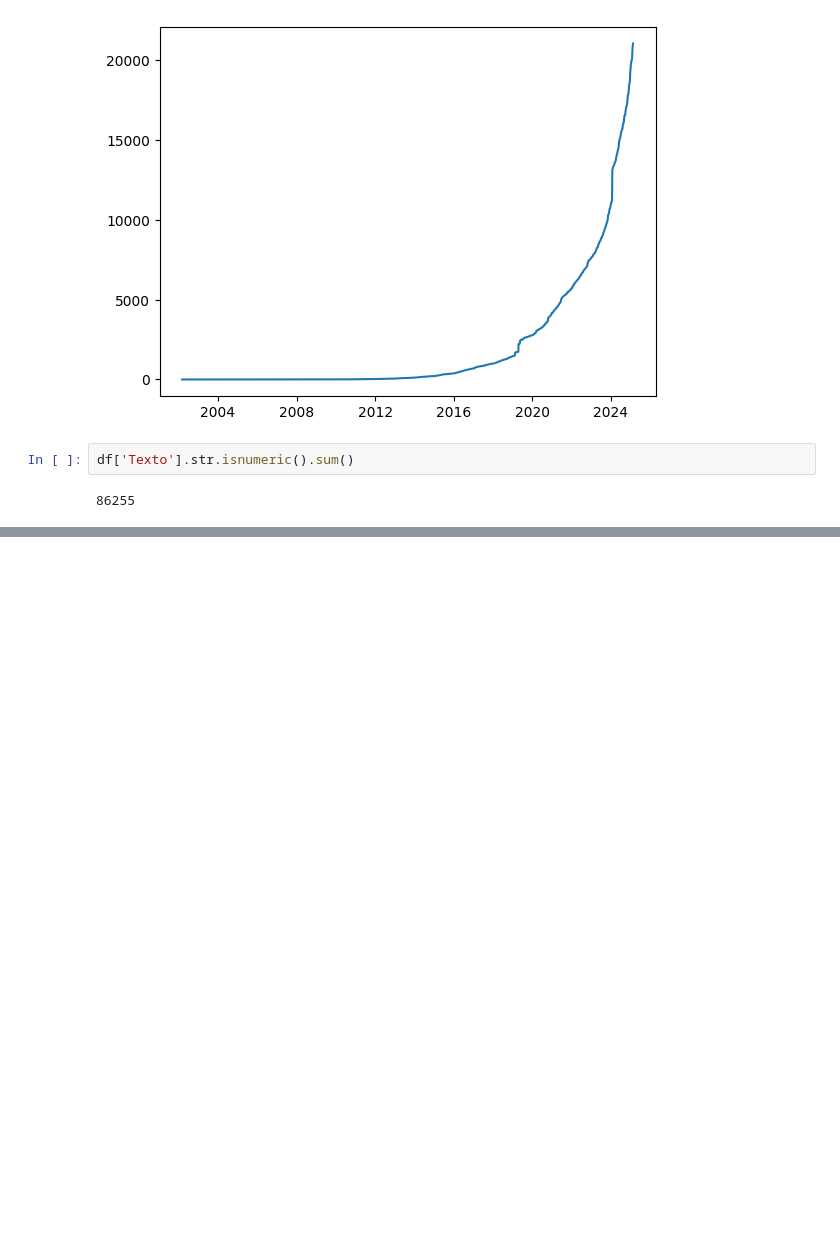
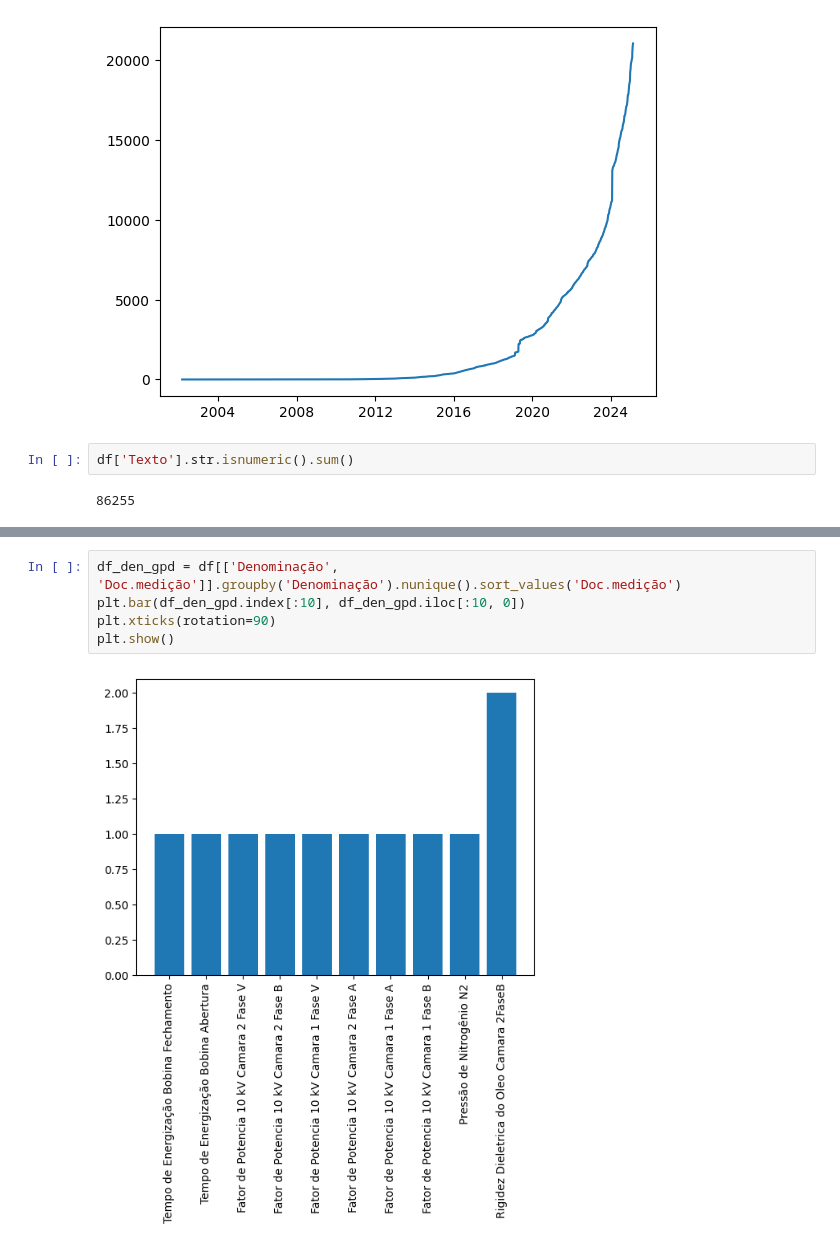
Before and after one commit to lucasSzavara/isa-disjuntores, a Jupyter notebook: analise_exploratoria.ipynb, the cells around one changed output, grey strips where cells are left out. Cells and saved outputs as stored; diff of their text form; blank space fills up the shorter version.

```diff
--- a/analise_exploratoria.ipynb
+++ b/analise_exploratoria.ipynb
@@ -131,0 +199,7 @@ df['Texto'].str.isnumeric().sum()
+# %%
+df_den_gpd = df[['Denominação', 'Doc.medição']].groupby('Denominação').nunique().sort_values('Doc.medição')
+plt.bar(df_den_gpd.index[:10], df_den_gpd.iloc[:10, 0])
+plt.xticks(rotation=90)
+plt.show()
+# %% [output]
+[figure, added]
```
Also changed, not shown: parts of 12 cells of this notebook.
